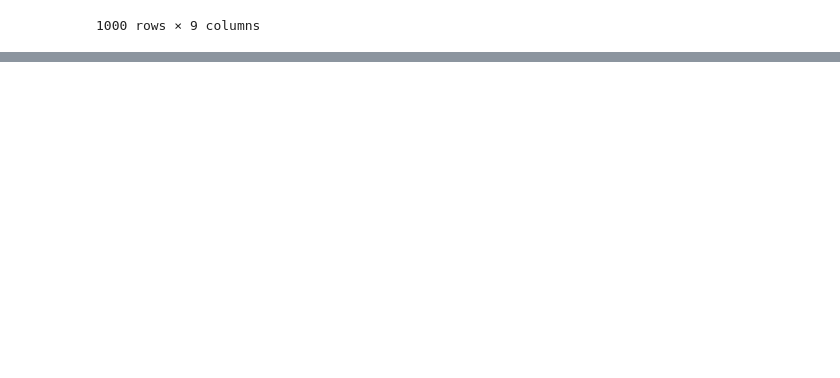
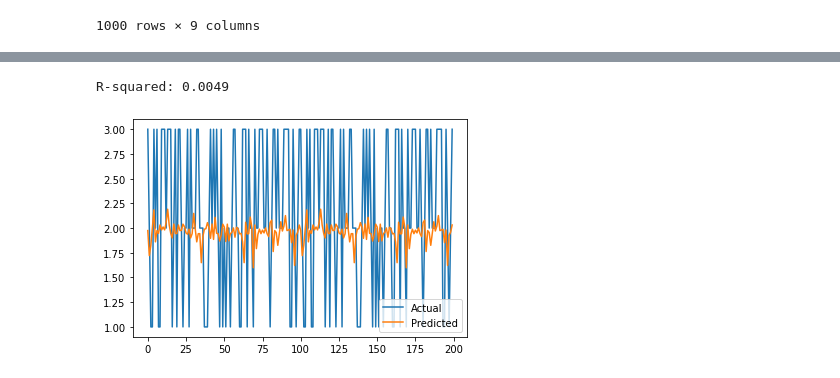
Before and after one commit to gmbk38/FU2023, a Jupyter notebook: main.ipynb, the cells around one changed output, grey strips where cells are left out. Drawn from its saved outputs; the diff is of its cells as text; code cells hidden in the pictures; blank space fills up the shorter version.

```diff
--- a/main.ipynb
+++ b/main.ipynb
@@ -40,0 +158,27 @@ tensor([[   1,    0,    0,  ...,    1,    0,    1],
+# %%
+data = pd.read_csv('data/root_cause_analysis.csv')
+data['ROOT_CAUSE'] = data['ROOT_CAUSE'].replace({'MEMORY': 1, 'NETWORK_DELAY': 2, 'DATABASE_ISSUE': 3})
+x = torch.tensor(data.iloc[:, 1:8].values).float()
+y = torch.tensor(data.iloc[:, 8].values).float()
+# %%
+n_samples = data.shape[0]
+n_train = int(0.8 * n_samples)
+train_x = x[:n_train]
+train_y = y[:n_train]
+test_x = x[n_train:]
+test_y = y[n_train:]
+# %%
+class Net(torch.nn.Module):
+    def __init__(self):
+        super(Net, self).__init__()
+        self.fc1 = torch.nn.Linear(7, 10)
+        self.fc2 = torch.nn.Linear(10, 20)
+        self.fc3 = torch.nn.Linear(20, 1)
+
+    def forward(self, x):
+        x = torch.nn.functional.relu(self.fc1(x))
+        x = torch.nn.functional.relu(self.fc2(x))
+        x = self.fc3(x)
+        return x
+
+net = Net()
@@ -40,0 +211,13 @@ tensor([[   1,    0,    0,  ...,    1,    0,    1],
+# %%
+y_test_pred = net(test_x)
+r2 = np.corrcoef(test_y, y_test_pred.detach().numpy().flatten())[0, 1] ** 2
+print('R-squared: %.4f' % r2)
+# %% [output]
+R-squared: 0.0049
+# %%
+plt.plot(test_y, label='Actual')
+plt.plot(y_test_pred.detach().numpy(), label='Predicted')
+plt.legend()
+plt.show()
+# %% [output]
+[figure, added]
```
Also changed, not shown: parts of 11 cells of this notebook.
